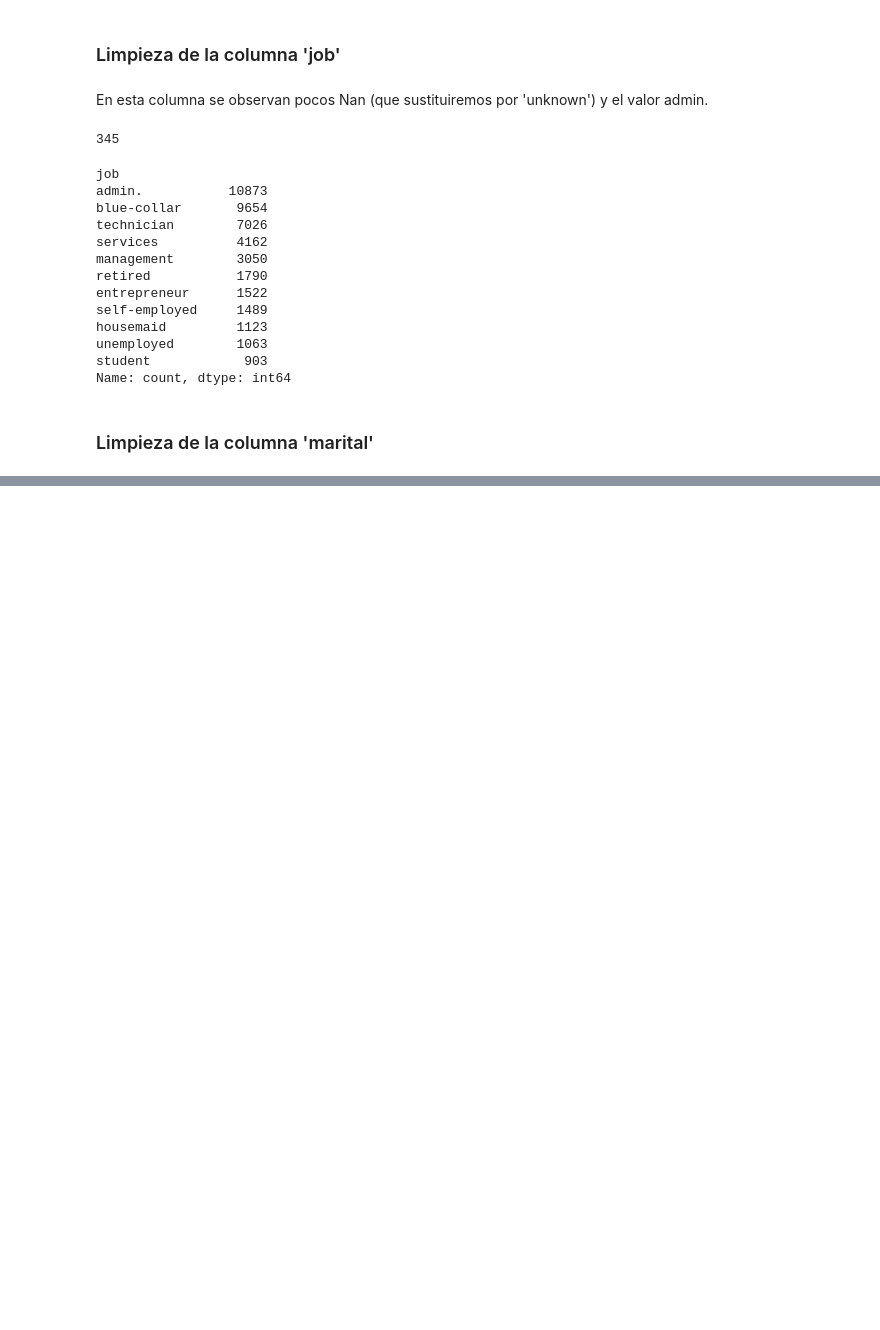
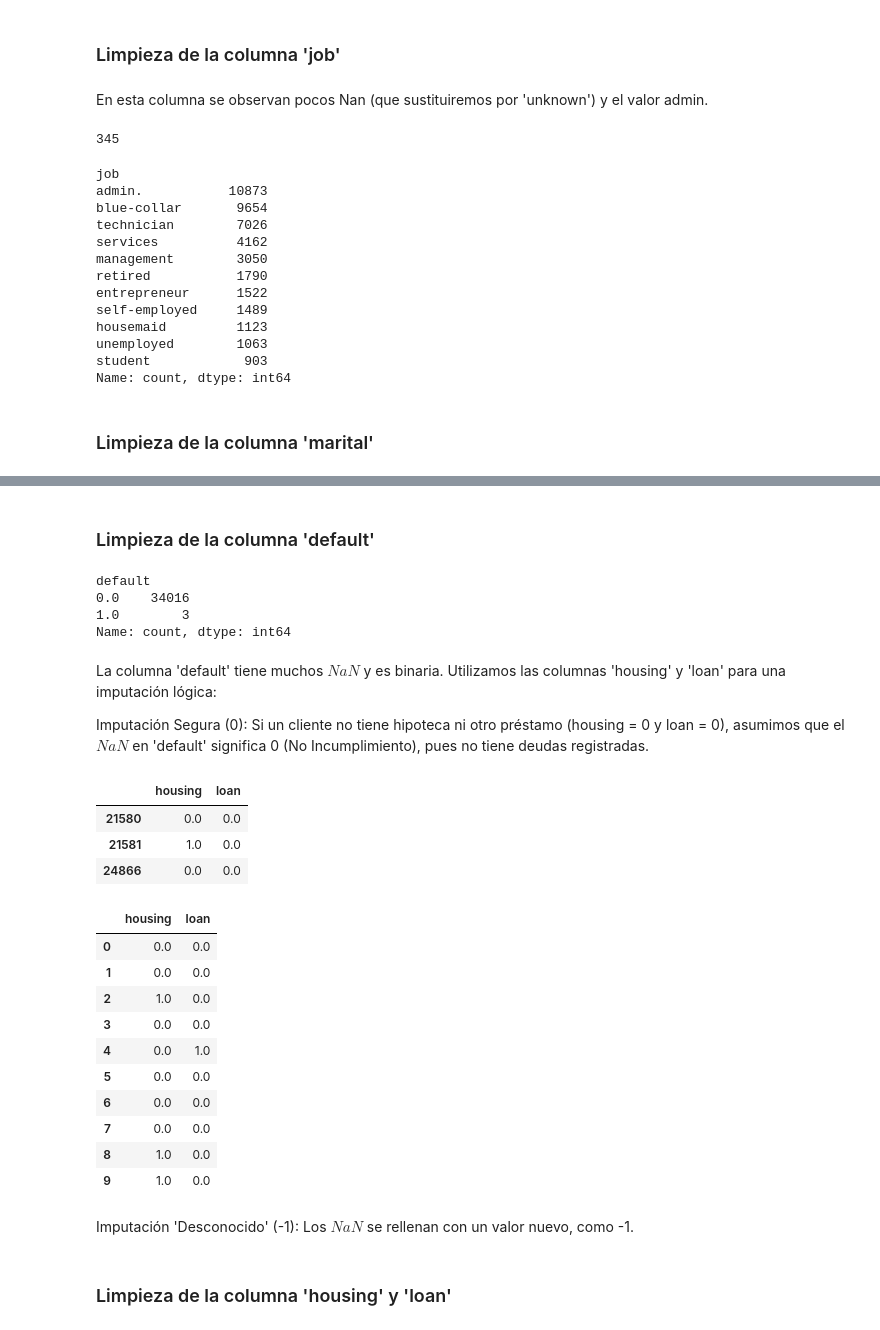
Before and after one commit to claudiarm2002/DataProject-Python-for-Data, a Jupyter notebook: DataProject_PythonForData.ipynb, the cells around one changed output, grey strips where cells are left out. Saved outputs shown, nothing was run; the diff lists cells and outputs as text; code cells hidden in the pictures; blank space fills up the shorter version.

```diff
--- a/DataProject_PythonForData.ipynb
+++ b/DataProject_PythonForData.ipynb
@@ -276,0 +292,3 @@ data_clean['job'] = data_clean['job'].replace('admin.', 'administrative')
+# %%
+data_clean['marital'] = data_clean['marital'].str.lower()
+data_clean['marital'] = data_clean['marital'].fillna('unknown')
@@ -276,0 +316,38 @@ data_clean['job'] = data_clean['job'].replace('admin.', 'administrative')
+# %%
+data_clean['education'] = data_clean['education'].str.replace('.', ' ')
+data_clean['education'] = data_clean['education'].fillna('unknown')
+# %% [markdown]
+### Limpieza de la columna 'default'
+# %%
+data_clean['default'].value_counts()
+# %% [output]
+default
+0.0    34016
+1.0        3
+Name: count, dtype: int64
+# %% [markdown]
+La columna 'default' tiene muchos $NaN$ y es binaria. Utilizamos las columnas 'housing' y 'loan' para una imputación lógica:
+
+Imputación Segura (0): Si un cliente no tiene hipoteca ni otro préstamo (housing = 0 y loan = 0), asumimos que el $NaN$ en 'default' significa 0 (No Incumplimiento), pues no tiene deudas registradas.
+# %%
+# Nos aseguramos que tenga sentido nuestra lógica, miramos las columnas 'housing' y 'loan' donde 'default' es 1.
+data_clean[['housing', 'loan']][data_clean['default'] == 1].head(10)
+# %% [output]
+|  | housing | loan |
+| 21580 | 0.0 | 0.0 |
+| 21581 | 1.0 | 0.0 |
+| 24866 | 0.0 | 0.0 |
+# %%
+data_clean[['housing', 'loan']][data_clean['default'] == 0].head(10)
+# %% [output]
+|  | housing | loan |
+| 0 | 0.0 | 0.0 |
+| 1 | 0.0 | 0.0 |
+| 2 | 1.0 | 0.0 |
+| 3 | 0.0 | 0.0 |
+| 4 | 0.0 | 1.0 |
+| 5 | 0.0 | 0.0 |
+| 6 | 0.0 | 0.0 |
+| 7 | 0.0 | 0.0 |
+| 8 | 1.0 | 0.0 |
+| 9 | 1.0 | 0.0 |
@@ -276,0 +356,2 @@ data_clean['job'] = data_clean['job'].replace('admin.', 'administrative')
+# %% [markdown]
+Imputación 'Desconocido' (-1): Los $NaN$ se rellenan con un valor nuevo, como -1.
@@ -276,0 +363,2 @@ data_clean['job'] = data_clean['job'].replace('admin.', 'administrative')
+# %% [markdown]
+### Limpieza de la columna 'housing' y 'loan'
```
Also changed, not shown: parts of 17 cells of this notebook.
